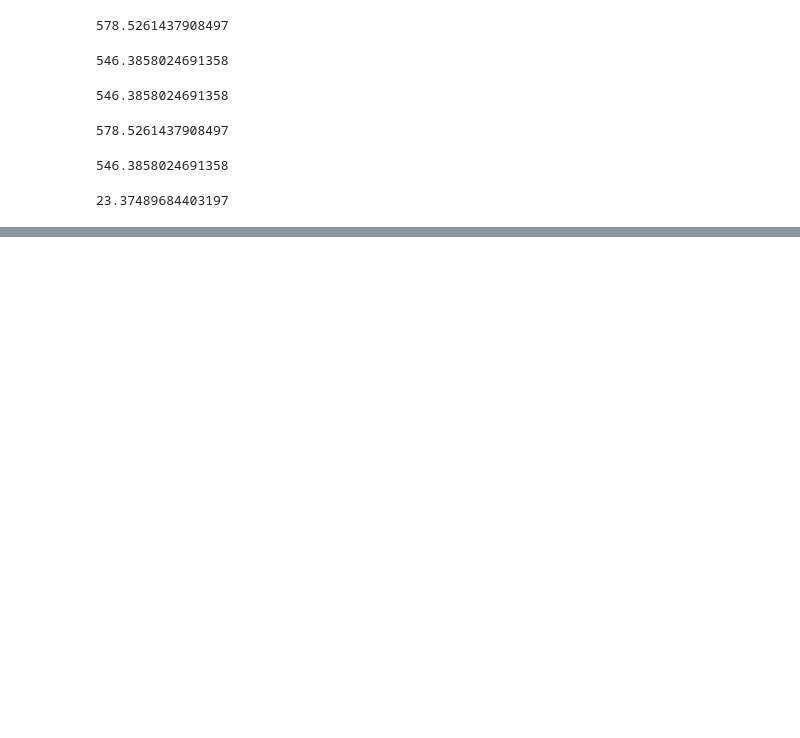
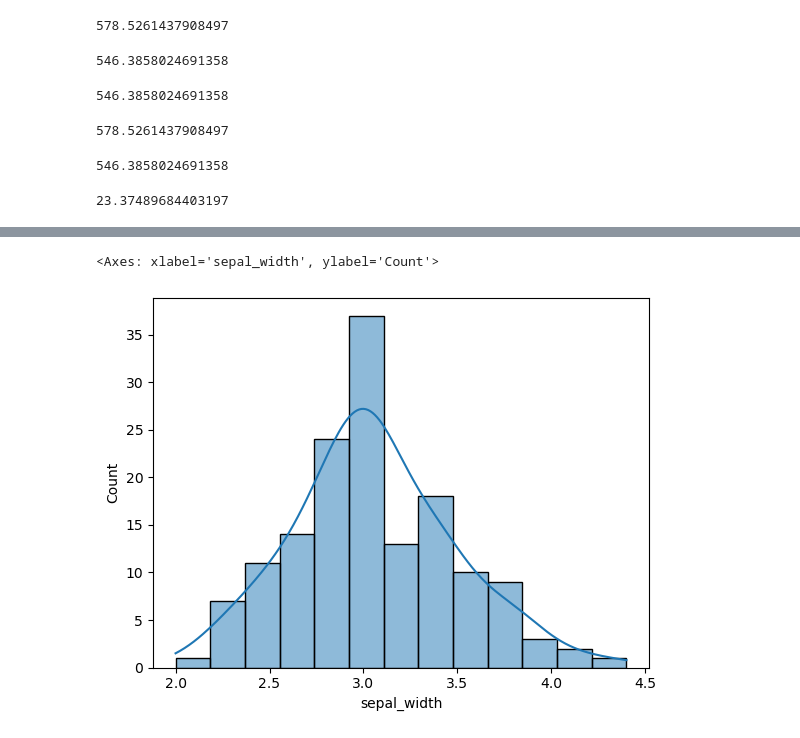
Before and after one commit to SunilBalas/Python-Statistics, a Jupyter notebook: Statistics Practical Implementation - 1.ipynb, the cells around one changed output, grey strips where cells are left out. Cells and saved outputs as stored; diff of their text form; code cells hidden in the pictures; blank space fills up the shorter version.

```diff
--- a/Statistics Practical Implementation - 1.ipynb
+++ b/Statistics Practical Implementation - 1.ipynb
@@ -116,0 +145,5 @@ math.sqrt(stats.pvariance(ages)) # Standard Deviation
+# %%
+sns.histplot(df['sepal_width'], kde=True)
+# %% [output]
+<Axes: xlabel='sepal_width', ylabel='Count'>
+[figure, added]
```
Also changed, not shown: parts of 29 cells of this notebook.
